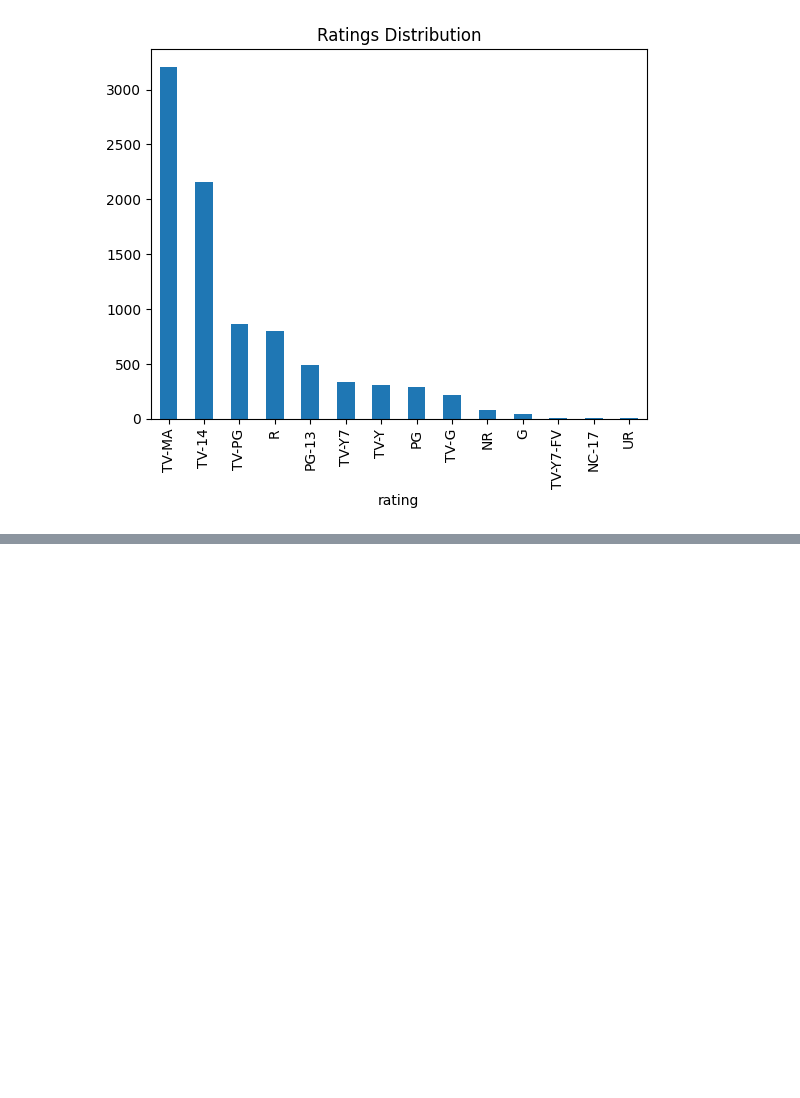
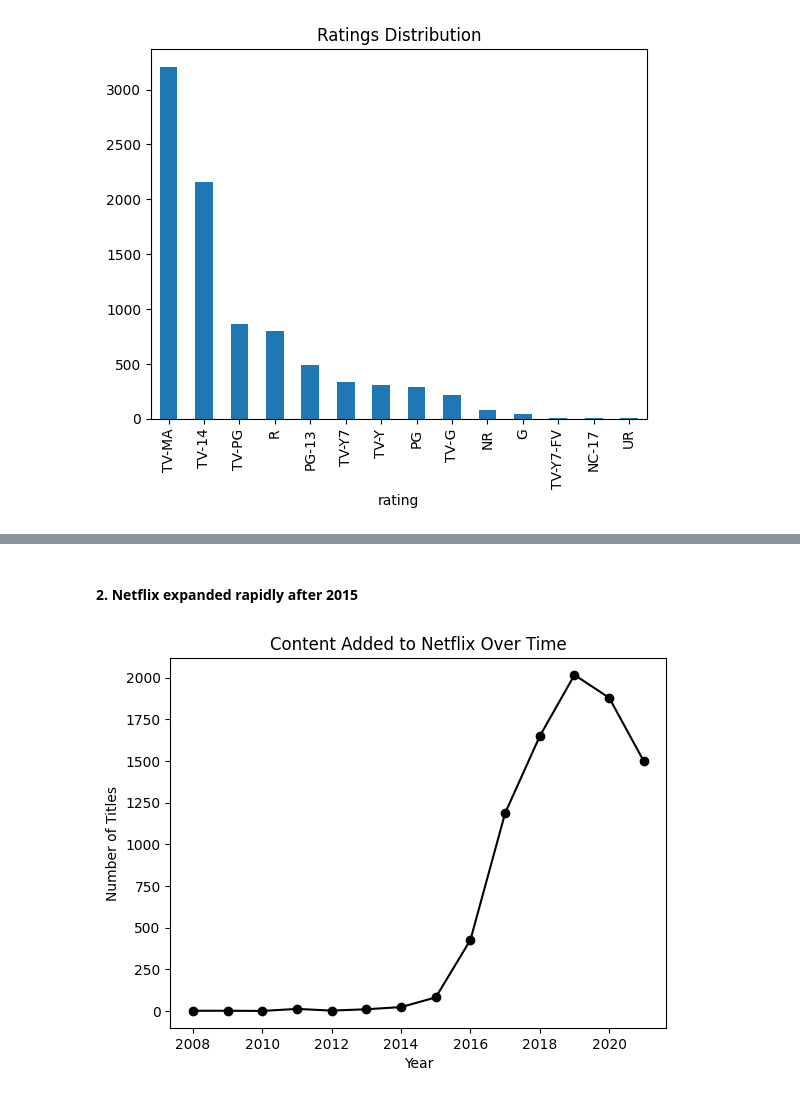
Before and after one commit to Vinaya-Busam/BNM-Tech-Solutions---Data-Cleaning-Analysis, a Jupyter notebook: Data_Cleaning_&_Analysis.ipynb, the cells around one changed output, grey strips where cells are left out. Saved outputs shown, nothing was run; the diff lists cells and outputs as text; code cells hidden in the pictures; blank space fills up the shorter version.

```diff
--- a/Data_Cleaning_&_Analysis.ipynb
+++ b/Data_Cleaning_&_Analysis.ipynb
@@ -308,0 +320,12 @@ plt.show()
+# %% [markdown]
+#### 2. Netflix expanded rapidly after 2015
+# %%
+content_by_year = dataset['year_added'].value_counts().sort_index()
+
+content_by_year.plot(kind='line', marker='o', color='k')
+plt.title('Content Added to Netflix Over Time')
+plt.xlabel('Year')
+plt.ylabel('Number of Titles')
+plt.show()
+# %% [output]
+[figure, added]
```
Also changed, not shown: parts of 6 cells of this notebook.
